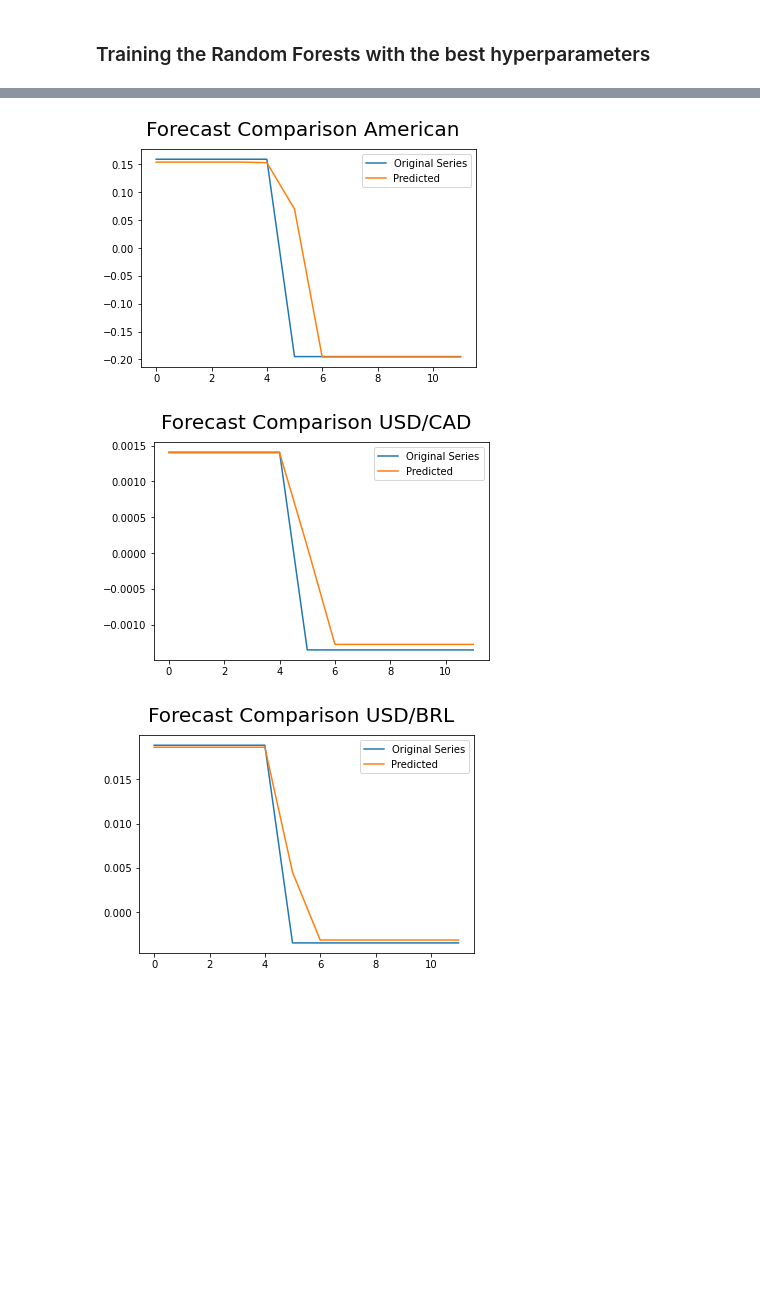
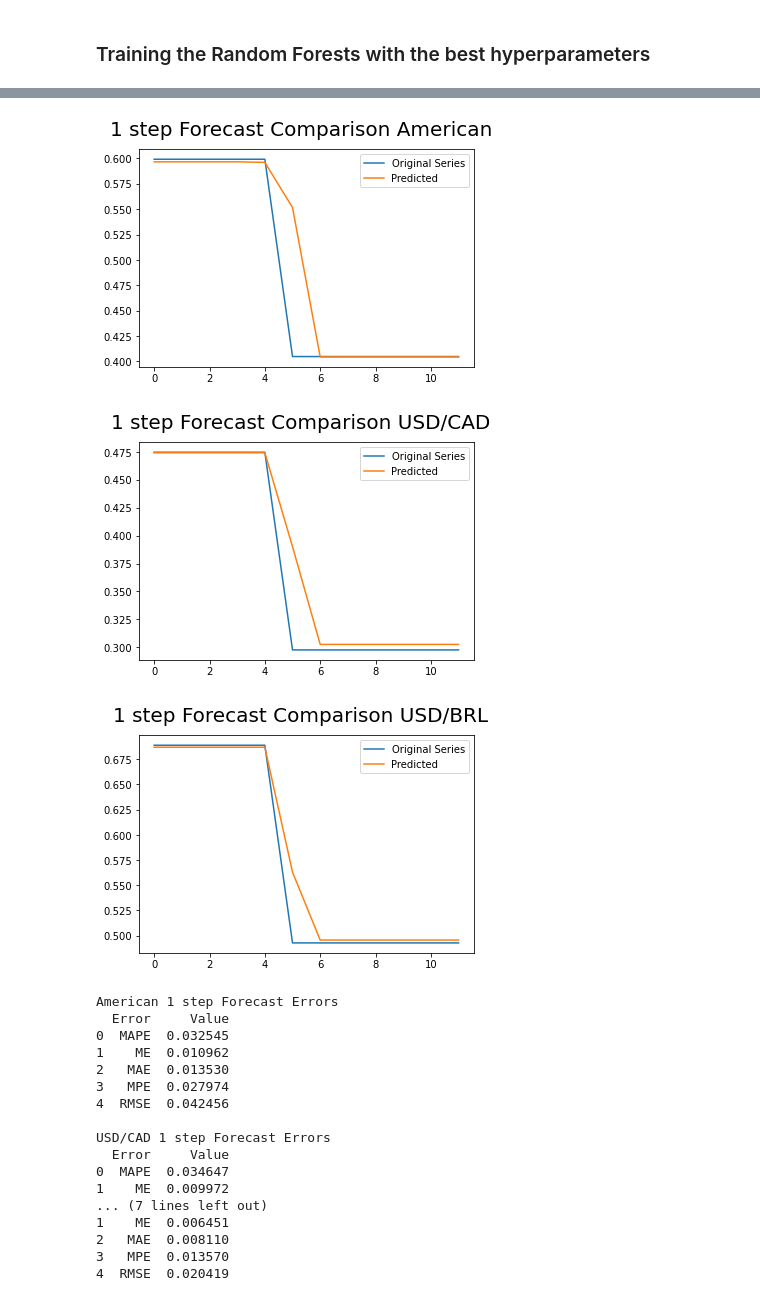
Before and after one commit to MathNog/COMP432-Project, a Jupyter notebook: code/RandomForest.ipynb, the cells around one changed output, grey strips where cells are left out. Cells and saved outputs as stored; diff of their text form; code cells hidden in the pictures; blank space fills up the shorter version.

Commit message:
add 12-step for and non stationary

```diff
--- a/code/RandomForest.ipynb
+++ b/code/RandomForest.ipynb
@@ -127,6 +171,11 @@ AmericanAirlines_serie = read_filter('../data/AAL2010_2019.csv','Date','Adj Clos
 USD_CAD_serie_diff1 = diff(USD_CAD_serie,1)
 USD_BRL_serie_diff1 = diff(USD_BRL_serie,1)
 AmericanAirlines_serie_diff1 = diff(AmericanAirlines_serie,1)
+
+# #normalizing the series
+USD_CAD_serie_diff1 = normalize(USD_CAD_serie_diff1)
+USD_BRL_serie_diff1 = normalize(USD_BRL_serie_diff1)
+AmericanAirlines_serie_diff1 = normalize(AmericanAirlines_serie_diff1)
 # %% [markdown]
 ## Training and Test Sets
 
@@ -134,13 +183,12 @@ We must divide our time series into a training and test sample.
 
 # COMPLETE 1!!!!!!!!!!!!
 # %%
-largest_horizon = 12 #12 weeks, 3 months
 split = 12 #number of entries for test
 lags = 12 #number of past values that will be used to train the model
 
-train_American_diff1, test_American_diff1 = split_serie(AmericanAirlines_serie_diff1,lags,split)
-train_USD_CAD_diff1, test_USD_CAD_diff1 = split_serie(USD_CAD_serie_diff1,lags,split)
-train_USD_BRL_diff1, test_USD_BRL_diff1 = split_serie(USD_BRL_serie_diff1,lags,split)
+train_American_diff1, test_American_diff1 = moving_window(AmericanAirlines_serie_diff1,lags,split)
+train_USD_CAD_diff1, test_USD_CAD_diff1 = moving_window(USD_CAD_serie_diff1,lags,split)
+train_USD_BRL_diff1, test_USD_BRL_diff1 = moving_window(USD_BRL_serie_diff1,lags,split)
 
 #Let's take a look into the test series
 print(test_American_diff1.head())
@@ -190,3 +226,7 @@ USD_BRL_y_test = test_USD_BRL_diff1.values[:,-1]
+# %%
+american_X_train, american_y_train, american_X_test, american_y_test = train_test(train_American_diff1, test_American_diff1)
+USD_CAD_X_train, USD_CAD_y_train, USD_CAD_X_test, USD_CAD_y_test = train_test(train_USD_CAD_diff1, test_USD_CAD_diff1)
+USD_BRL_X_train, USD_BRL_y_train, USD_BRL_X_test, USD_BRL_y_test = train_test(train_USD_BRL_diff1, test_USD_BRL_diff1)
 # %% [markdown]
 ## Implementing Random Forests with Hyperparemeter Search
 # %%
@@ -247,22 +344,51 @@ USD_BRL_forecast = clf_USD_BRL.predict(USD_BRL_X_test)
 # %%
+american_forecast = clf_American.predict(american_X_test)
+USD_CAD_forecast = clf_USD_CAD.predict(USD_CAD_X_test)
+USD_BRL_forecast = clf_USD_BRL.predict(USD_BRL_X_test)
+
 plot_2_series(real=american_y_test,
             model=american_forecast,
-            title='Forecast Comparison American',
+            title='1 step Forecast Comparison American',
             xlabel='Years',
             ylabel='Value')
 
 plot_2_series(real=USD_CAD_y_test,
             model=USD_CAD_forecast,
-            title='Forecast Comparison USD/CAD',
+            title='1 step Forecast Comparison USD/CAD',
             xlabel='Years',
             ylabel='Value')
 
 plot_2_series(real=USD_BRL_y_test,
             model=USD_BRL_forecast,
-            title='Forecast Comparison USD/BRL',
+            title='1 step Forecast Comparison USD/BRL',
             xlabel='Years',
             ylabel='Value')
+
+
+print("\nAmerican 1 step Forecast Errors")
+print(errors(american_y_test,american_forecast))
+print("\nUSD/CAD 1 step Forecast Errors")
+print(errors(USD_CAD_y_test,USD_CAD_forecast))
+print("\nUSD/BRL 1 step Forecast Errors")
+print(errors(USD_BRL_y_test,USD_BRL_forecast))
 # %% [output]
-[figure, old version]
+[figure, new version]
-[figure, old version]
+[figure, new version]
-[figure, old version]
+[figure, new version]
+American 1 step Forecast Errors
+  Error     Value
+0  MAPE  0.032545
+1    ME  0.010962
+2   MAE  0.013530
+3   MPE  0.027974
+4  RMSE  0.042456
+
+USD/CAD 1 step Forecast Errors
+  Error     Value
+0  MAPE  0.034647
+1    ME  0.009972
+... (7 lines left out)
+1    ME  0.006451
+2   MAE  0.008110
+3   MPE  0.013570
+4  RMSE  0.020419
```
Also changed, not shown: parts of 31 cells of this notebook, 2 other files.
